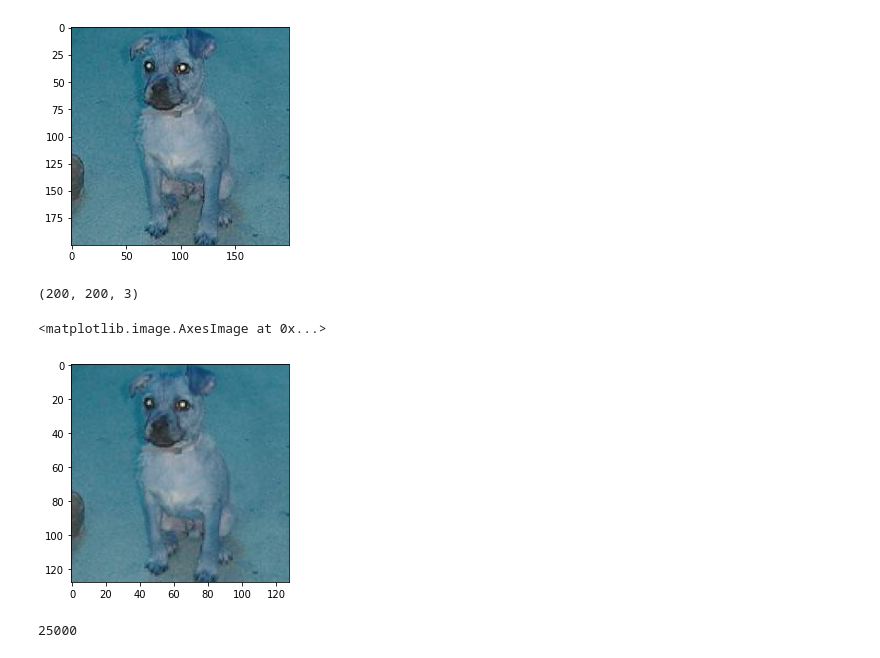
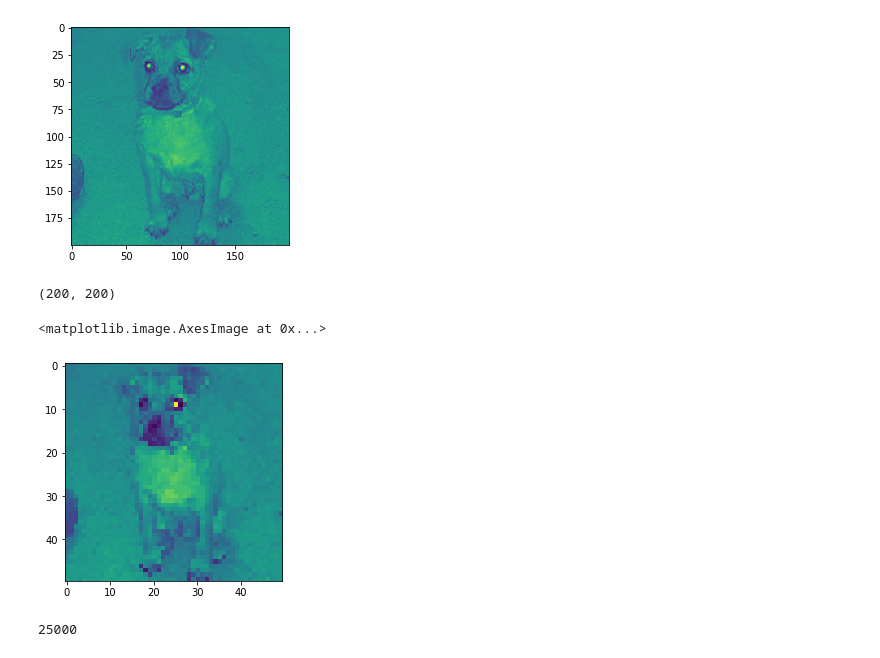
Before and after one commit to siddharthc30/Image_Classification, a Jupyter notebook: ImageClassification.ipynb, the cells around one changed output. Saved outputs shown, nothing was run; the diff lists cells and outputs as text; code cells hidden in the pictures.

```diff
--- a/ImageClassification.ipynb
+++ b/ImageClassification.ipynb
@@ -58,23 +60,23 @@ Test_Dir='./test1'
 IMG=os.listdir(Train_Dir)
 # %%
  for img in os.listdir(Train_Dir):
-  img_array=cv2.imread(os.path.join(Train_Dir,img))
+  img_array=cv2.imread(os.path.join(Train_Dir,img),cv2.IMREAD_GRAYSCALE)
   plt.imshow(img_array)
   plt.show()
   break
 # %% [output]
-[figure, old version]
+[figure, new version]
 # %%
 print(img_array.shape)
 # %% [output]
-(200, 200, 3)
+(200, 200)
 # %%
-img_size=128
+img_size=50
 new_array = cv2.resize(img_array,(img_size,img_size))
 plt.imshow(new_array)
 # %% [output]
 <matplotlib.image.AxesImage at 0x...>
-[figure, old version]
+[figure, new version]
 # %%
 training_data=[]
 
```
Also changed, not shown: parts of 14 cells of this notebook.
